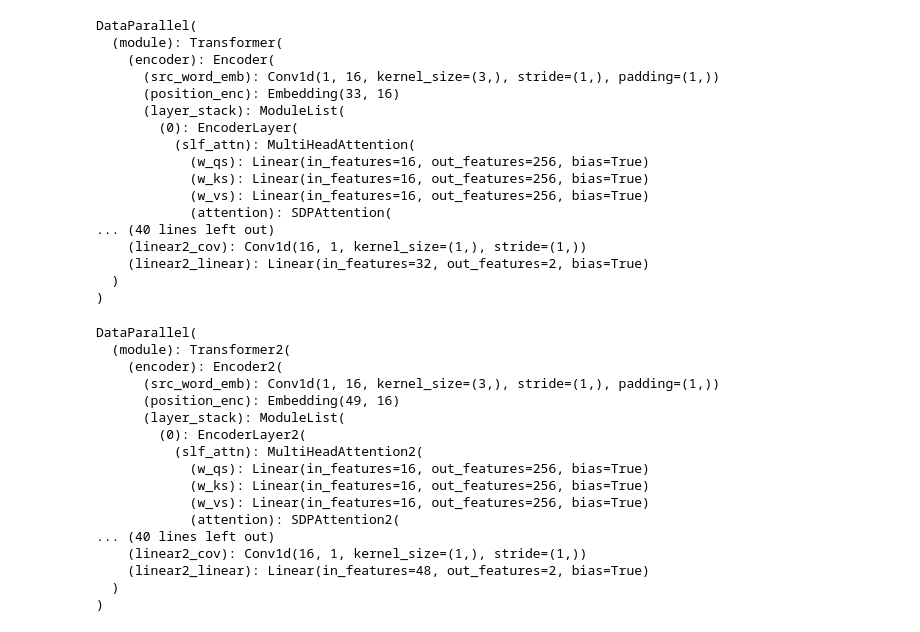
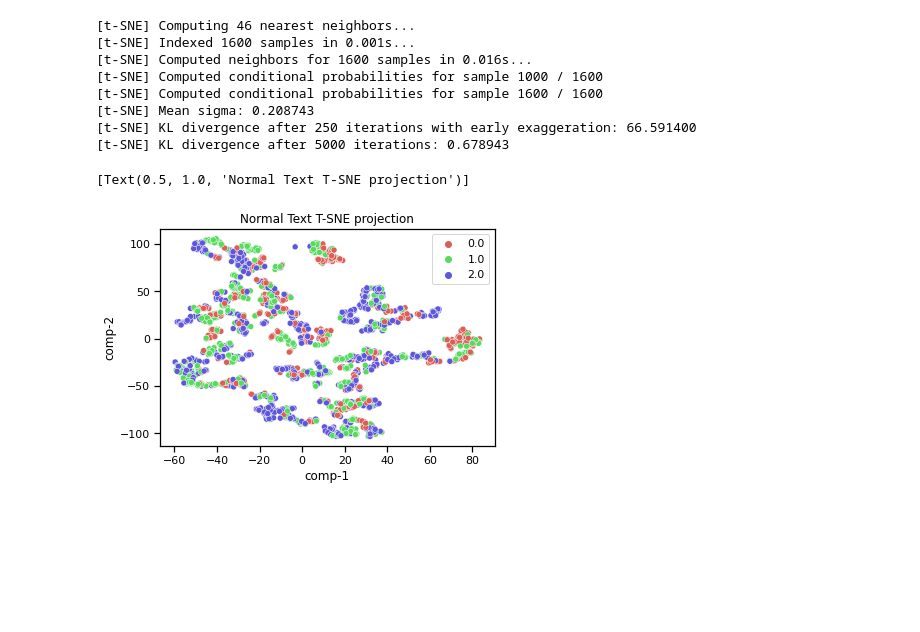
Before and after one commit to saber258/EEG_Text_alignment, a Jupyter notebook: main_trans_ZuCo1_sentence/view.ipynb, the cells around one changed output. Cells and saved outputs as stored; diff of their text form; code cells hidden in the pictures; blank space fills up the shorter version.

```diff
--- a/main_trans_ZuCo1_sentence/view.ipynb
+++ b/main_trans_ZuCo1_sentence/view.ipynb
@@ -613,40 +32,0 @@ model2.load_state_dict(eeg_chkpt['model'])
-# %%
-model1
-# %% [output]
-DataParallel(
-  (module): Transformer(
-    (encoder): Encoder(
-      (src_word_emb): Conv1d(1, 16, kernel_size=(3,), stride=(1,), padding=(1,))
-      (position_enc): Embedding(33, 16)
-      (layer_stack): ModuleList(
-        (0): EncoderLayer(
-          (slf_attn): MultiHeadAttention(
-            (w_qs): Linear(in_features=16, out_features=256, bias=True)
-            (w_ks): Linear(in_features=16, out_features=256, bias=True)
-            (w_vs): Linear(in_features=16, out_features=256, bias=True)
-            (attention): SDPAttention(
-... (40 lines left out)
-    (linear2_cov): Conv1d(16, 1, kernel_size=(1,), stride=(1,))
-    (linear2_linear): Linear(in_features=32, out_features=2, bias=True)
-  )
-)
-# %%
-model2
-# %% [output]
-DataParallel(
-  (module): Transformer2(
-    (encoder): Encoder2(
-      (src_word_emb): Conv1d(1, 16, kernel_size=(3,), stride=(1,), padding=(1,))
-      (position_enc): Embedding(49, 16)
-      (layer_stack): ModuleList(
-        (0): EncoderLayer2(
-          (slf_attn): MultiHeadAttention2(
-            (w_qs): Linear(in_features=16, out_features=256, bias=True)
-            (w_ks): Linear(in_features=16, out_features=256, bias=True)
-            (w_vs): Linear(in_features=16, out_features=256, bias=True)
-            (attention): SDPAttention2(
-... (40 lines left out)
-    (linear2_cov): Conv1d(16, 1, kernel_size=(1,), stride=(1,))
-    (linear2_linear): Linear(in_features=48, out_features=2, bias=True)
-  )
-)
@@ -652,0 +115,26 @@ DataParallel(
+# %%
+#norm text
+x = X_val_text[10200:]
+y = y_val_text[10200:]
+
+tsne = TSNE(n_components=2, verbose=1, random_state=42, perplexity = 15, n_iter = 5000, learning_rate = 'auto')
+z = tsne.fit_transform(x)
+df = pd.DataFrame()
+df["y"] = y
+df["comp-1"] = z[:,0]
+df["comp-2"] = z[:,1]
+
+sns.scatterplot(x="comp-1", y="comp-2", hue=df.y.tolist(),
+                palette=sns.color_palette("hls", 3),
+                data=df).set(title="Normal Text T-SNE projection")
+# %% [output]
+[t-SNE] Computing 46 nearest neighbors...
+[t-SNE] Indexed 1600 samples in 0.001s...
+[t-SNE] Computed neighbors for 1600 samples in 0.016s...
+[t-SNE] Computed conditional probabilities for sample 1000 / 1600
+[t-SNE] Computed conditional probabilities for sample 1600 / 1600
+[t-SNE] Mean sigma: 0.208743
+[t-SNE] KL divergence after 250 iterations with early exaggeration: 66.591400
+[t-SNE] KL divergence after 5000 iterations: 0.678943
+[Text(0.5, 1.0, 'Normal Text T-SNE projection')]
+[figure, added]
```
Also changed, not shown: parts of 45 cells of this notebook, 15 other files.
